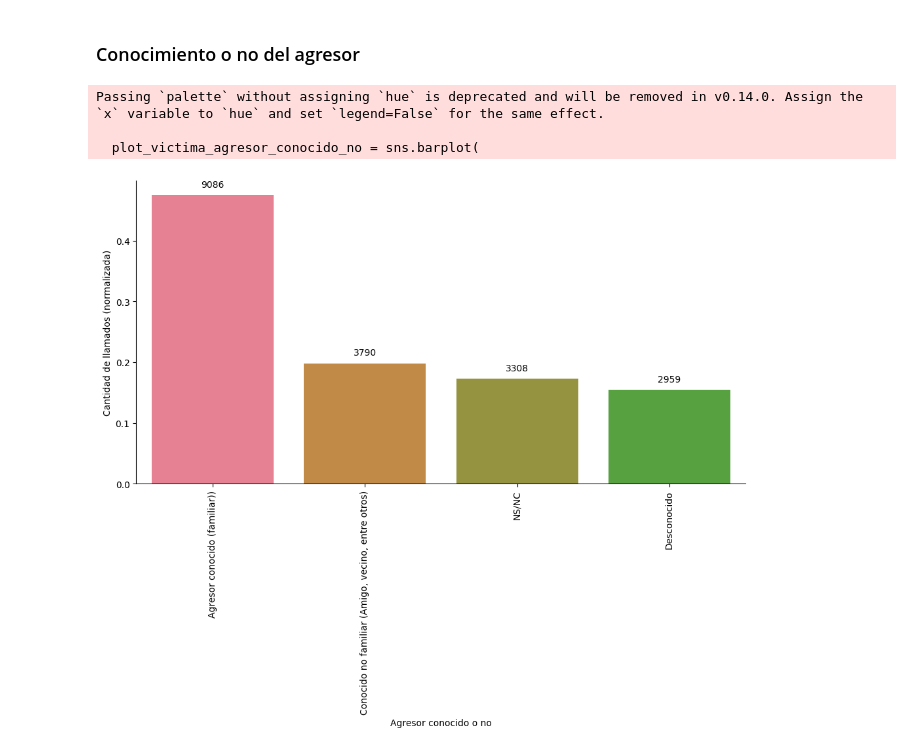
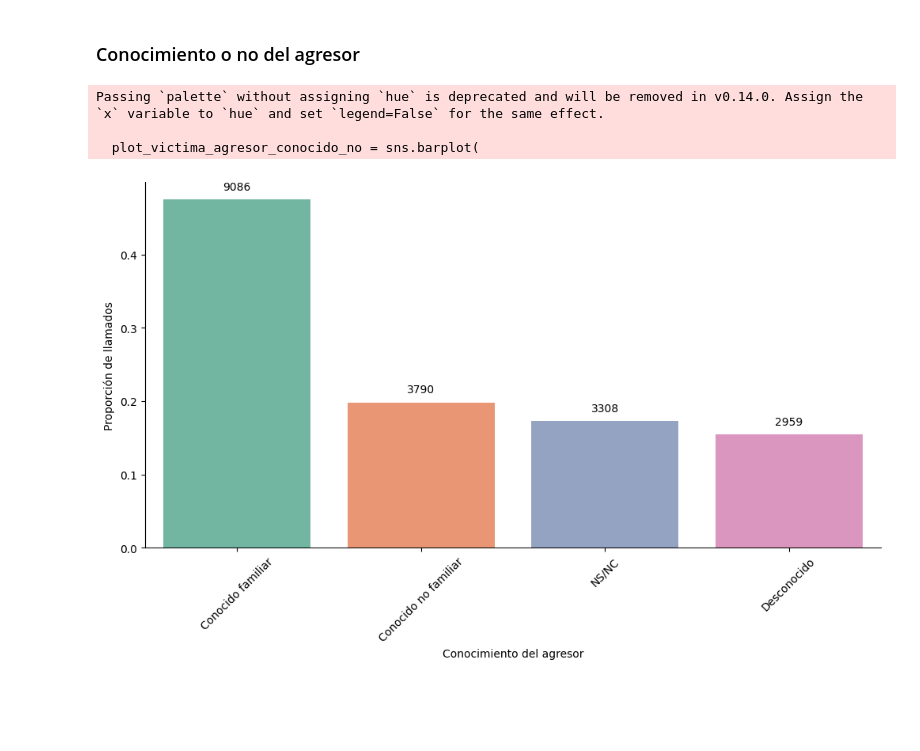
Before and after one commit to VicColombo/linea_137_llamados_vs, a Jupyter notebook: code/notebooks/exploracion_dataset_unificado.ipynb, the cells around one changed output. Drawn from its saved outputs; the diff is of its cells as text; code cells hidden in the pictures; blank space fills up the shorter version.

```diff
--- a/code/notebooks/exploracion_dataset_unificado.ipynb
+++ b/code/notebooks/exploracion_dataset_unificado.ipynb
@@ -342,11 +467,13 @@ Passing `palette` without assigning `hue` is deprecated and will be removed in v
 # %% [markdown]
 ### Existencia de discapacidad en la víctimas
 # %%
+palette_sino_desat ={"SI": "#4a9ae8", "NO": "#ffd966", "NS/NC": "#e04881"}
+
 plt.figure(figsize=(12, 6))
 plot_victima_discapacidad = sns.barplot(
     x=llamados_v2.victima_discapacidad.value_counts(normalize=True).index,
     y=llamados_v2.victima_discapacidad.value_counts(normalize=True).values,
-    palette=sns.color_palette("husl", 9)
+    palette=palette_sino_desat
 )
 
 # Anotación de las barras
@@ -355,7 +482,7 @@ for i, count in enumerate(llamados_v2.victima_discapacidad.value_counts().values
                            str(count), ha='center', va='bottom')
 
 
-plot_victima_discapacidad.set(xlabel='Discapacidad', ylabel='Cantidad de llamados (normalizada)')
+plot_victima_discapacidad.set(xlabel='Discapacidad', ylabel='Proporción de llamados')
 
 plt.xticks(rotation=0)
 sns.despine()
@@ -376,7 +503,7 @@ plt.figure(figsize=(12, 6))
 plot_nacionalidad = sns.barplot(
     x=llamados_v2.victima_nacionalidad.value_counts(normalize=True).index,
     y=llamados_v2.victima_nacionalidad.value_counts(normalize=True).values,
-    palette=sns.color_palette("husl", 9)
+    palette=sns.color_palette("Set2")
 )
 
 # Anotación de las barras
@@ -385,7 +512,7 @@ for i, count in enumerate(llamados_v2.victima_nacionalidad.value_counts().values
                            str(count), ha='center', va='bottom')
 
 
-plot_nacionalidad.set(xlabel='Nacionalidad de la víctima', ylabel='Cantidad de llamados (normalizada)')
+plot_nacionalidad.set(xlabel='Nacionalidad de la víctima', ylabel='Proporción de llamados')
 
 plt.xticks(rotation=0)
 sns.despine()
@@ -512,22 +653,3 @@ plt.show
 # %% [output]
 <function matplotlib.pyplot.show(close=None, block=None)>
 [figure]
-# %%
-plt.figure(figsize=(12, 6))
-plot_victima_vinculo_agresor = sns.barplot(
-    x=llamados_v2.victima_vinculo_agresor.value_counts(normalize=True).index,
-    y=llamados_v2.victima_vinculo_agresor.value_counts(normalize=True).values,
-    palette=sns.color_palette("husl", 9)
-)
-
-# Anotación de las barras
-for i, count in enumerate(llamados_v2.victima_vinculo_agresor.value_counts().values):
-    plot_victima_vinculo_agresor.text(i, llamados_v2.victima_vinculo_agresor.value_counts(normalize=True).values[i] + 0.01,
-                           str(count), ha='center', va='bottom')
-
-
-plot_victima_vinculo_agresor.set(xlabel='Vínculo con agresor', ylabel='Cantidad de llamados (normalizada)')
-
-plt.xticks(rotation=90)
-sns.despine()
-plt.show()
@@ -580,7 +687,7 @@ lista_no_declarado = ['NS/NC']
 
 def conocido_no_conocido (x):
     if x in lista_conocido_familiar:
-        return 'Agresor conocido (familiar))'
+        return 'Conocido familiar'
     elif x == 'Desconocido':
         return x
     elif x in lista_no_declarado:
@@ -595,26 +702,28 @@ llamados_v2['agresor_conocido_no_conocido'] = \
 # %% [markdown]
 ### Conocimiento o no del agresor
 # %%
+
+
 plt.figure(figsize=(12, 6))
 plot_victima_agresor_conocido_no = sns.barplot(
     x=llamados_v2.agresor_conocido_no_conocido.value_counts(normalize=True).index,
     y=llamados_v2.agresor_conocido_no_conocido.value_counts(normalize=True).values,
-    palette=sns.color_palette("husl", 9)
+    palette=sns.color_palette("Set2")
 )
 
 # Anotación de las barras
 for i, count in enumerate(llamados_v2.agresor_conocido_no_conocido.value_counts().values):
     plot_victima_agresor_conocido_no.text(i, llamados_v2.agresor_conocido_no_conocido.value_counts(normalize=True).values[i] + 0.01,
                            str(count), ha='center', va='bottom')
 
 
-plot_victima_agresor_conocido_no.set(xlabel='Agresor conocido o no', ylabel='Cantidad de llamados (normalizada)')
+plot_victima_agresor_conocido_no.set(xlabel='Conocimiento del agresor', ylabel='Proporción de llamados')
 
-plt.xticks(rotation=90)
+plt.xticks(rotation=45)
 sns.despine()
 plt.show()
 # %% [output]
 Passing `palette` without assigning `hue` is deprecated and will be removed in v0.14.0. Assign the `x` variable to `hue` and set `legend=False` for the same effect.
 
   plot_victima_agresor_conocido_no = sns.barplot(
-[figure, old version]
+[figure, new version]
```
Also changed, not shown: parts of 26 cells of this notebook, 25 other files.
